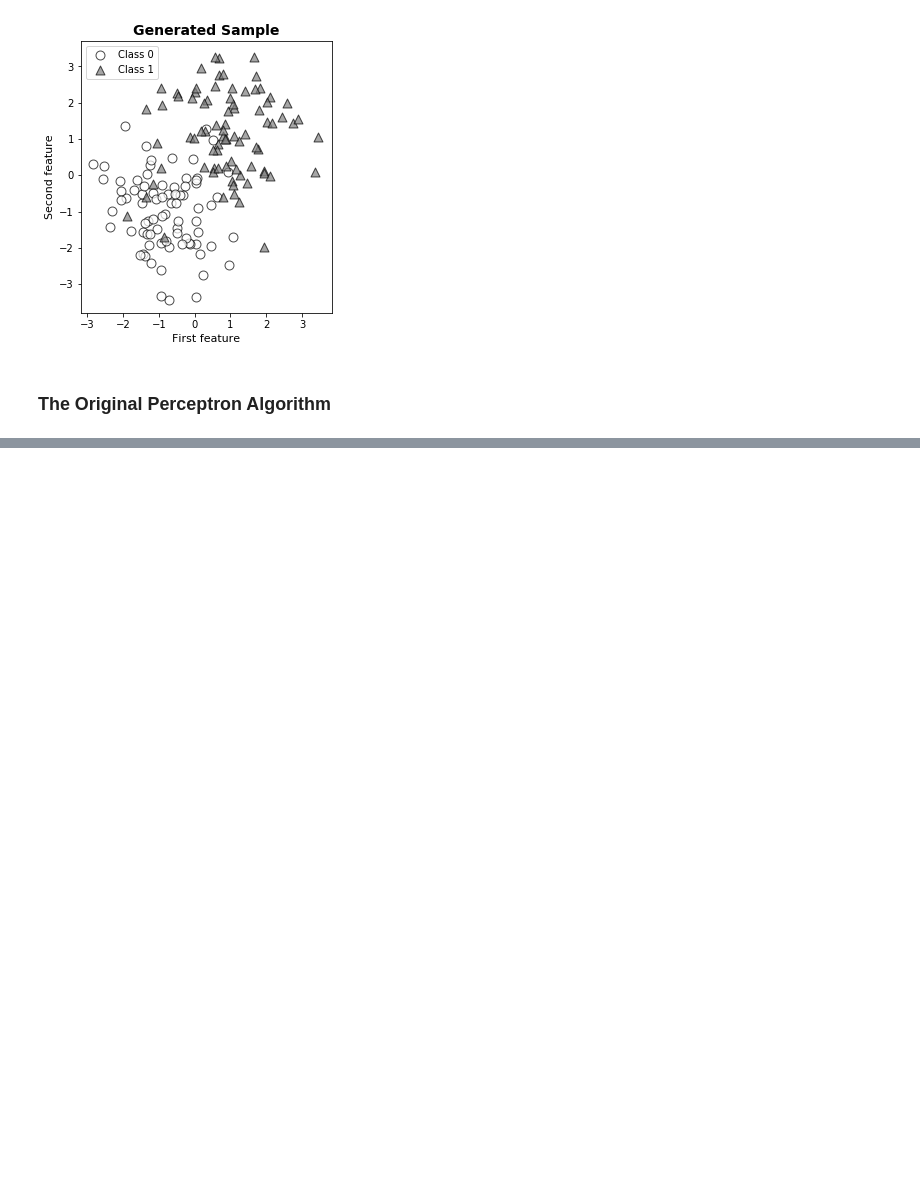
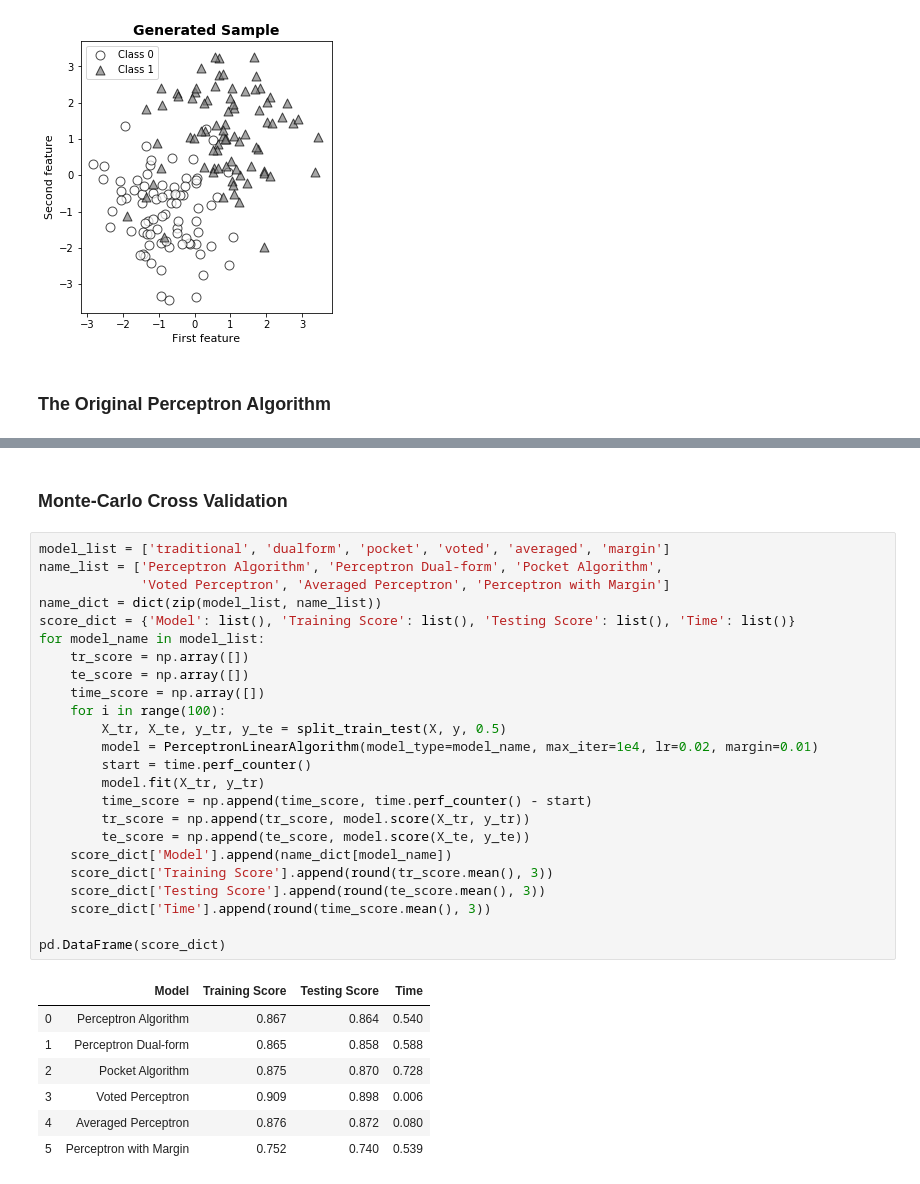
Before and after one commit to zoeyang1030/Statistical-Learning-Methods-python-replication, a Jupyter notebook: Chapter/Chapter-2 Perceptron.ipynb, the cells around one changed output, grey strips where cells are left out. Saved outputs shown, nothing was run; the diff lists cells and outputs as text; blank space fills up the shorter version.

```diff
--- a/Chapter/Chapter-2 Perceptron.ipynb
+++ b/Chapter/Chapter-2 Perceptron.ipynb
@@ -162,0 +175,34 @@ Testing Score: 0.91
+# %% [markdown]
+### Monte-Carlo Cross Validation
+# %%
+model_list = ['traditional', 'dualform', 'pocket', 'voted', 'averaged', 'margin']
+name_list = ['Perceptron Algorithm', 'Perceptron Dual-form', 'Pocket Algorithm',
+             'Voted Perceptron', 'Averaged Perceptron', 'Perceptron with Margin']
+name_dict = dict(zip(model_list, name_list))
+score_dict = {'Model': list(), 'Training Score': list(), 'Testing Score': list(), 'Time': list()}
+for model_name in model_list:
+    tr_score = np.array([])
+    te_score = np.array([])
+    time_score = np.array([])
+    for i in range(100):
+        X_tr, X_te, y_tr, y_te = split_train_test(X, y, 0.5)
+        model = PerceptronLinearAlgorithm(model_type=model_name, max_iter=1e4, lr=0.02, margin=0.01)
+        start = time.perf_counter()
+        model.fit(X_tr, y_tr)
+        time_score = np.append(time_score, time.perf_counter() - start)
+        tr_score = np.append(tr_score, model.score(X_tr, y_tr))
+        te_score = np.append(te_score, model.score(X_te, y_te))
+    score_dict['Model'].append(name_dict[model_name])
+    score_dict['Training Score'].append(round(tr_score.mean(), 3))
+    score_dict['Testing Score'].append(round(te_score.mean(), 3))
+    score_dict['Time'].append(round(time_score.mean(), 3))
+
+pd.DataFrame(score_dict)
+# %% [output]
+|  | Model | Training Score | Testing Score | Time |
+| 0 | Perceptron Algorithm | 0.867 | 0.864 | 0.540 |
+| 1 | Perceptron Dual-form | 0.865 | 0.858 | 0.588 |
+| 2 | Pocket Algorithm | 0.875 | 0.870 | 0.728 |
+| 3 | Voted Perceptron | 0.909 | 0.898 | 0.006 |
+| 4 | Averaged Perceptron | 0.876 | 0.872 | 0.080 |
+| 5 | Perceptron with Margin | 0.752 | 0.740 | 0.539 |
```
Also changed, not shown: parts of 12 cells of this notebook.
